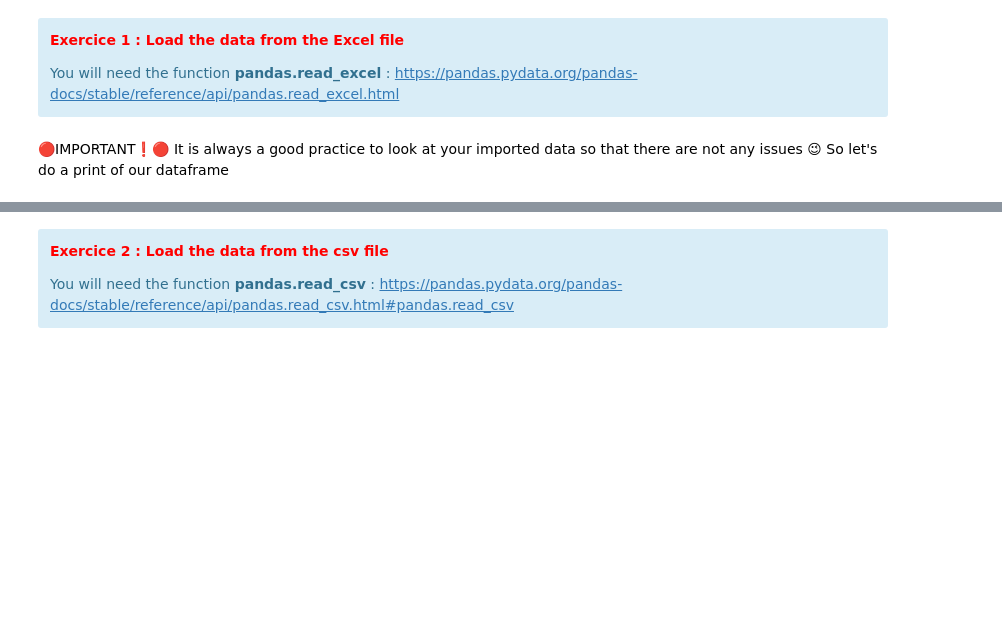
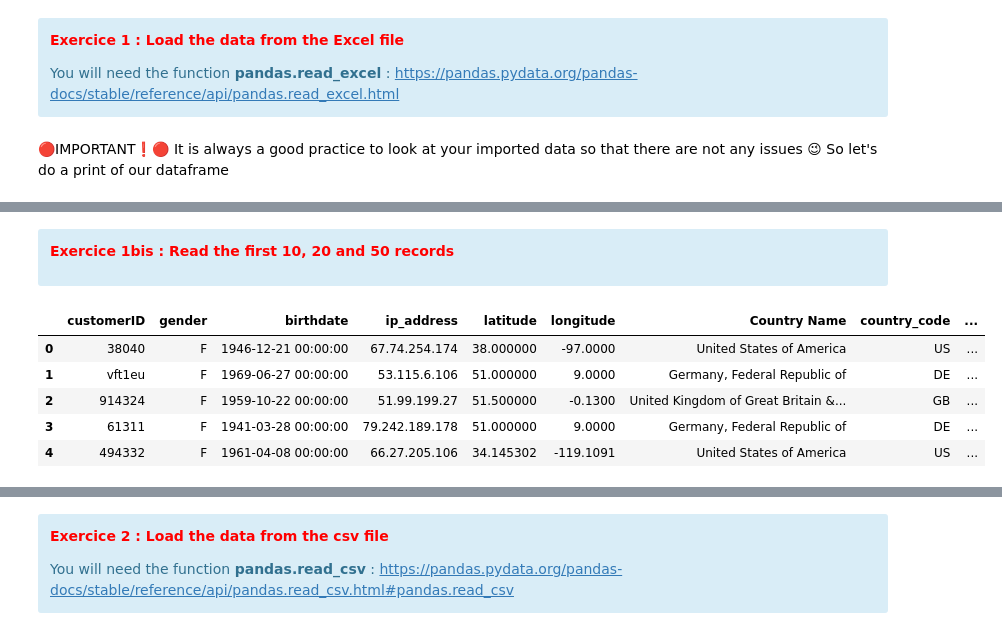
Before and after one commit to EM-Lyon-Data/Business-Analytics-Course-3-Python-For-DataManipulation, a Jupyter notebook: Course 3 : Python for Data Analysis.ipynb, the cells around one changed output, grey strips where cells are left out. Drawn from its saved outputs; the diff is of its cells as text; code cells hidden in the pictures; blank space fills up the shorter version.

```diff
--- a/Course 2 : Python for Data Analysis.ipynb
+++ b/Course 3 : Python for Data Analysis.ipynb
@@ -37,0 +79,12 @@ df_client
+# %% [markdown]
+<div class="alert alert-block alert-info">
+<b><p style="color:red;">Exercice 1bis : Read the first 10, 20 and 50 records</p></b>
+# %%
+df_client.head(5)
+# %% [output]
+|  | customerID | gender | birthdate | ip_address | latitude | longitude | Country Name | country_code | ... |
+| 0 | 38040 | F | 1946-12-21 00:00:00 | 67.74.254.174 | 38.000000 | -97.0000 | United States of America | US | ... |
+| 1 | vft1eu | F | 1969-06-27 00:00:00 | 53.115.6.106 | 51.000000 | 9.0000 | Germany, Federal Republic of | DE | ... |
+| 2 | 914324 | F | 1959-10-22 00:00:00 | 51.99.199.27 | 51.500000 | -0.1300 | United Kingdom of Great Britain &... | GB | ... |
+| 3 | 61311 | F | 1941-03-28 00:00:00 | 79.242.189.178 | 51.000000 | 9.0000 | Germany, Federal Republic of | DE | ... |
+| 4 | 494332 | F | 1961-04-08 00:00:00 | 66.27.205.106 | 34.145302 | -119.1091 | United States of America | US | ... |
```
Also changed, not shown: parts of 63 cells of this notebook, 7 other files.
